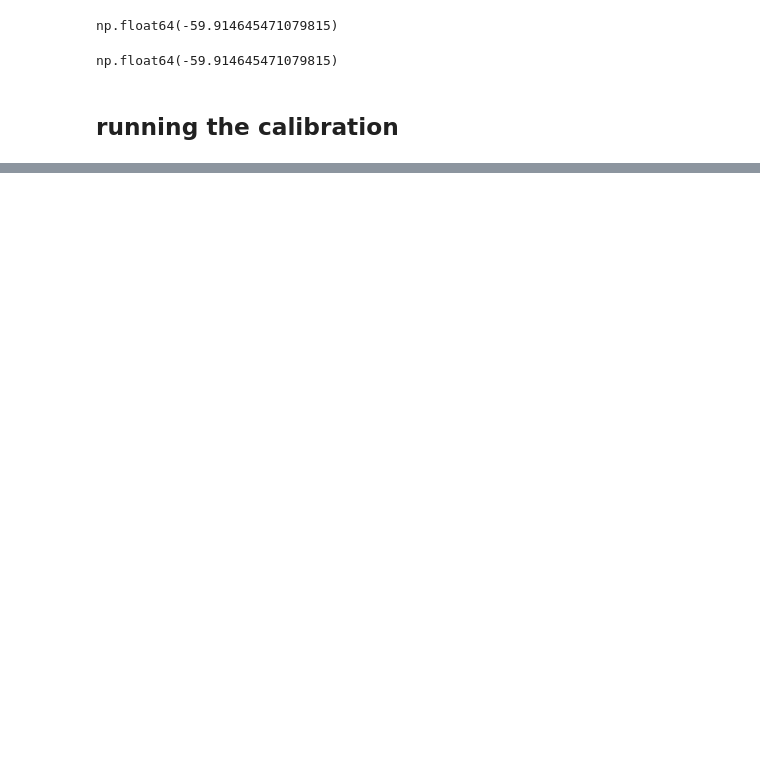
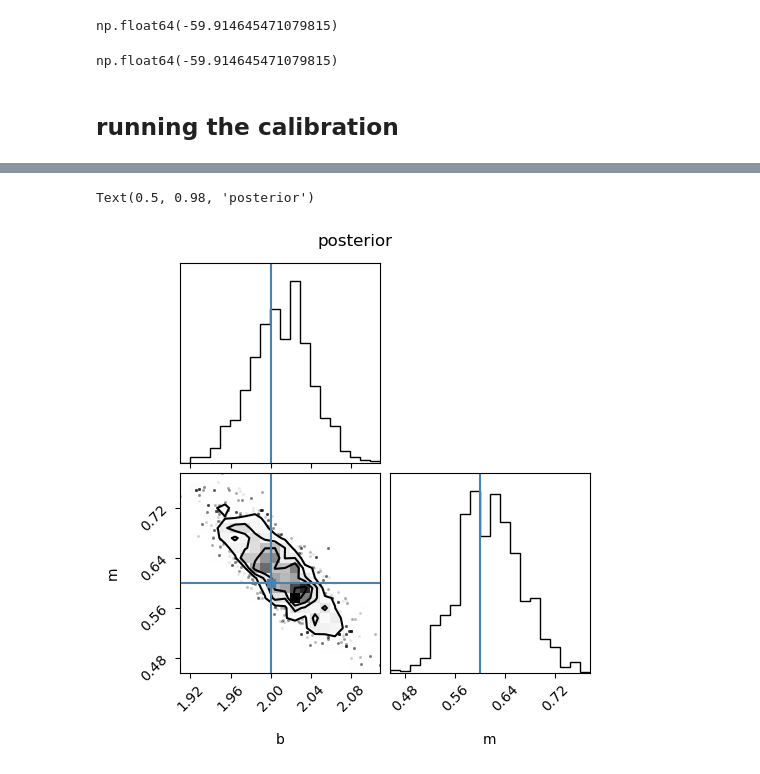
Before and after one commit to beykyle/rxmc, a Jupyter notebook: examples/linear_calibration_demo.ipynb, the cells around one changed output, grey strips where cells are left out. Cells and saved outputs as stored; diff of their text form; code cells hidden in the pictures; blank space fills up the shorter version.

```diff
--- a/examples/linear_calibration_demo.ipynb
+++ b/examples/linear_calibration_demo.ipynb
@@ -210,0 +299,11 @@ np.float64(-52.23410491733431)
+# %%
+fig = corner.corner(
+    chain,
+    labels=[p.name for p in params],
+    label="posterior",
+    truths=[true_params["b"], true_params["m"]],
+)
+fig.suptitle("posterior")
+# %% [output]
+Text(0.5, 0.98, 'posterior')
+[figure, added]
```
Also changed, not shown: parts of 30 cells of this notebook, 2 other files.
